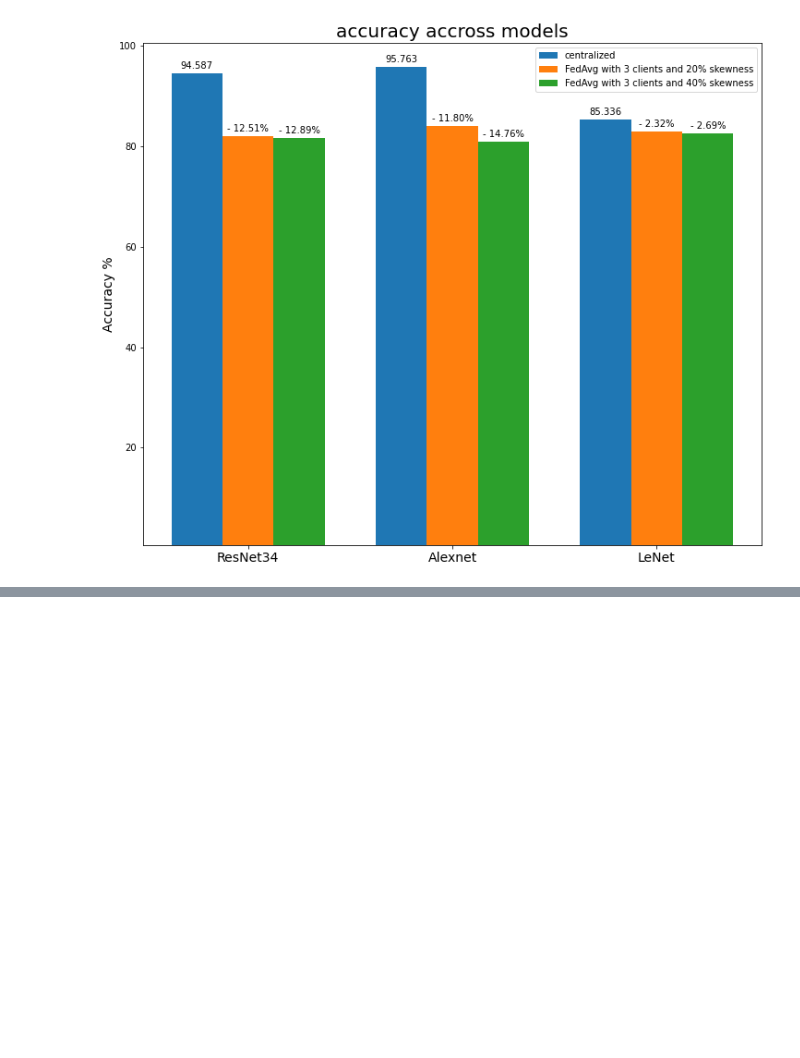
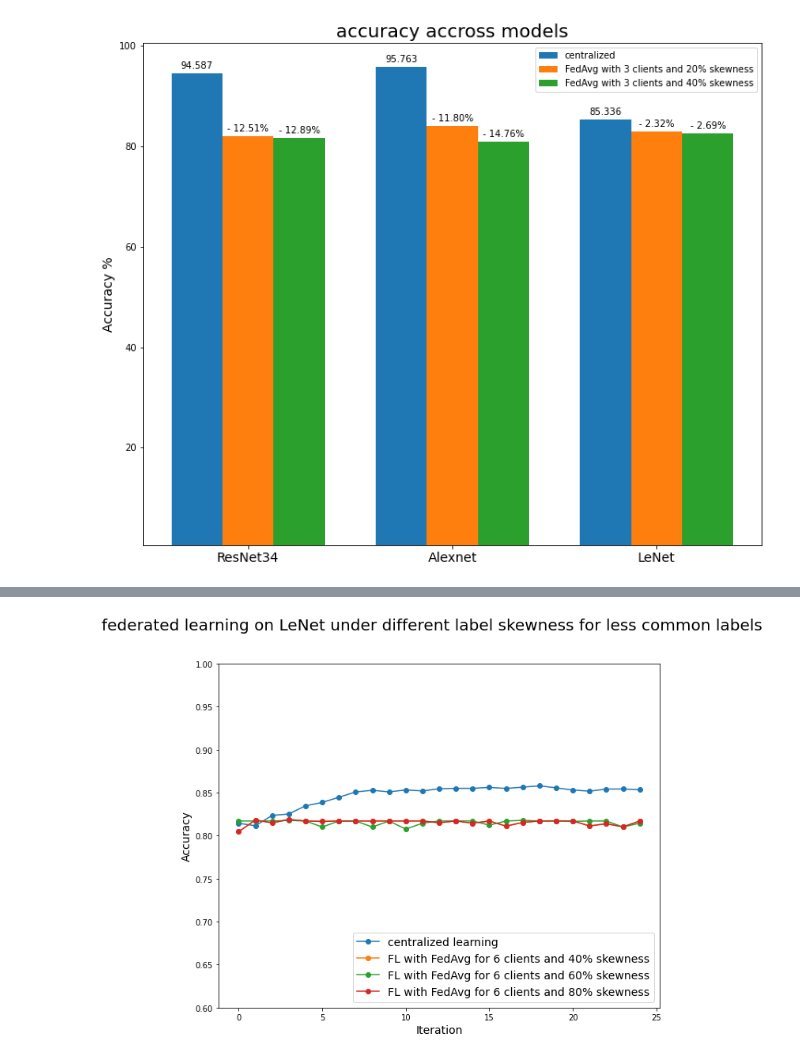
Before and after one commit to anandcu3/Federated-Learning-for-Remote-Sensing, a Jupyter notebook: some weird real plots notbook edition .ipynb, the cells around one changed output, grey strips where cells are left out. Saved outputs shown, nothing was run; the diff lists cells and outputs as text; code cells hidden in the pictures; blank space fills up the shorter version.

```diff
--- a/some weird real plots notbook edition .ipynb
+++ b/some weird real plots notbook edition .ipynb
@@ -109,0 +122,8 @@ bar_plot_acc(labels, cen, fl1, fl2)
+# %%
+acc_dic5 ={"centralized learning" : np.genfromtxt('centralised_acc&loss_for_lenet_with_1_clients_202.csv',delimiter=',')[1,:],
+          "FL with FedAvg for 6 clients and 40% skewness": np.genfromtxt('FedAvg_acc&loss_for_lenet_with_6_clients_802.csv',delimiter=',')[1,:],
+          "FL with FedAvg for 6 clients and 60% skewness": np.genfromtxt('FedAvg_acc&loss_for_lenet_with_6_clients_602.csv',delimiter=',')[1,:],
+        "FL with FedAvg for 6 clients and 80% skewness": np.genfromtxt('FedAvg_acc&loss_for_lenet_with_6_clients_802.csv',delimiter=',')[1,:]}
+plot_acc_curves(acc_dic5,'federated learning on LeNet under different label skewness for less common labels')
+# %% [output]
+[figure, added]
```
Also changed, not shown: parts of 2 cells of this notebook.
